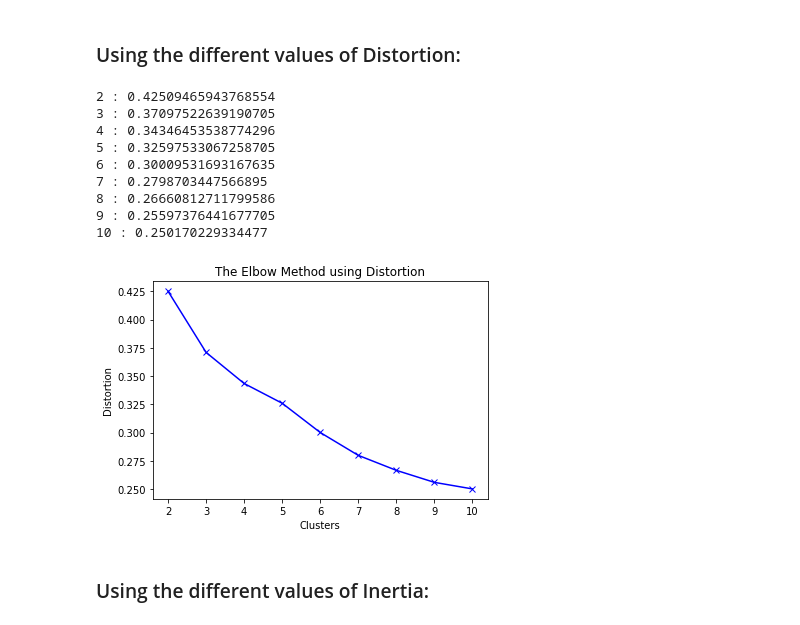
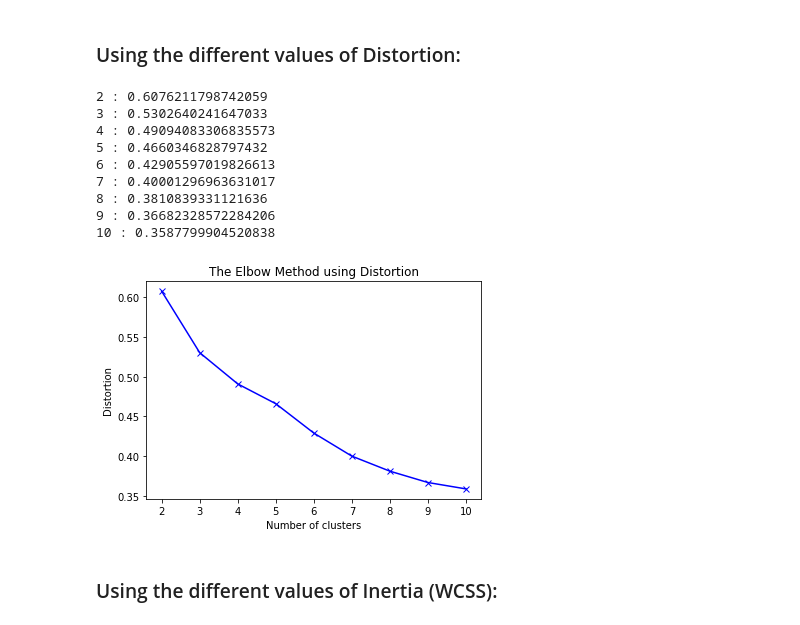
Before and after one commit to zqw86713/MSCA_31008_0N01_Winter_2023_Data_Mining_Principles, a Jupyter notebook: Assignment2/MScA_31008_Group_Assignment_2.ipynb, the cells around one changed output. Drawn from its saved outputs; the diff is of its cells as text; code cells hidden in the pictures.

```diff
--- a/Assignment2/MScA_31008_Group_Assignment_2.ipynb
+++ b/Assignment2/MScA_31008_Group_Assignment_2.ipynb
@@ -117,56 +121,77 @@ Inertia: It is the sum of squared distances of samples to their closest cluster
+# %%
+min_clusters = 2
+max_clusters = 11
+kmean_random_state = 50 #Determines random number generation for centroid initialization
+kmean_n_init= 100       #The number of initializations to perform. The best results are kept.
 # %%
 # run kmeans with various number of clusters
 distortions = []
-inertias = []
+wcss = []
 clus_size = []
 centroids = []
-mapping1 = {}
-mapping2 = {}
-K = range(2, 11)
+distortions_mapping = {}
+wcss_mapping = {}
 
+kmeans_kwargs = {
+    "init": "random",
+    "n_init": kmean_n_init,
+    "max_iter": 300,
+    "random_state": kmean_random_state,
+}
+K = range(min_clusters, max_clusters)
+
+# inertia or WCSS (Within Cluster Sum of Squares) measures how well a dataset was clustered by K-Means. It is calculated by measuring the distance between each data point and its centroid,
+# squaring this distance, and summing these squares across one cluster. A good model is one with low inertia AND a low number of clusters ( K )
 for i in K:
-    kmeans = KMeans(n_clusters=i, n_init=100, random_state=50)
+    kmeans = KMeans(n_clusters=i, **kmeans_kwargs)
     kmeans.fit(X_train)
     kmeans.transform(X_train)
-    distortions.append(sum(np.min(cdist(X_train, kmeans.cluster_centers_,
-                                        'euclidean'), axis=1)) / X.shape[0])
-    inertias.append(kmeans.inertia_)
-    mapping1[i] = sum(np.min(cdist(X_train, kmeans.cluster_centers_,
-                                   'euclidean'), axis=1)) / X.shape[0]
-    mapping2[i] = kmeans.inertia_
+
+    # calcuate distortion
+    distortion = sum(np.min(cdist(X_train, kmeans.cluster_centers_, 'euclidean'), axis=1)) / X_train.shape[0]
+    distortions.append(distortion)
+    distortions_mapping[i] = distortion
+
+    # get WCSS (Within Cluster Sum of Squares)
+    wcss.append(kmeans.inertia_)
+    wcss_mapping[i] = kmeans.inertia_
+
+    # get cluster sizes
     clust_size_dict = {}
     for j in range(0, i):
+        # percentage of data points allocated in each cluster
         clust_size_dict[j] = len(kmeans.predict(X_train)[kmeans.predict(X_train) == j]) / len(X_train)
     clus_size.append(clust_size_dict)
+
     centroids.append(kmeans.cluster_centers_)
 # %% [markdown]
 ## 4-5. Perform Scree Tests / Show Scree Plot
 # %% [markdown]
 ### Using the different values of Distortion:
 # %%
-for key, val in mapping1.items():
+for key, val in distortions_mapping.items():
     print(f'{key} : {val}')
 # %% [output]
-2 : 0.42509465943768554
-3 : 0.37097522639190705
-4 : 0.34346453538774296
-5 : 0.32597533067258705
-6 : 0.30009531693167635
-7 : 0.2798703447566895
-8 : 0.26660812711799586
-9 : 0.25597376441677705
-10 : 0.250170229334477
+2 : 0.6076211798742059
+3 : 0.5302640241647033
+4 : 0.49094083306835573
+5 : 0.4660346828797432
+6 : 0.42905597019826613
+7 : 0.40001296963631017
+8 : 0.3810839331121636
+9 : 0.36682328572284206
+10 : 0.3587799904520838
 # %%
 # scree plot
 fig, ax = plt.subplots()
 
 ax.plot(K, distortions, 'bx-')
-plt.xlabel('Clusters')
+plt.xlabel('Number of clusters')
 plt.ylabel('Distortion')
 plt.title('The Elbow Method using Distortion')
 plt.show()
 # %% [output]
-[figure, old version]
+[figure, new version]
 # %% [markdown]
-### Using the different values of Inertia:
+### Using the different values of Inertia (WCSS):
 # %%
```
Also changed, not shown: parts of 31 cells of this notebook, 2 other files.
